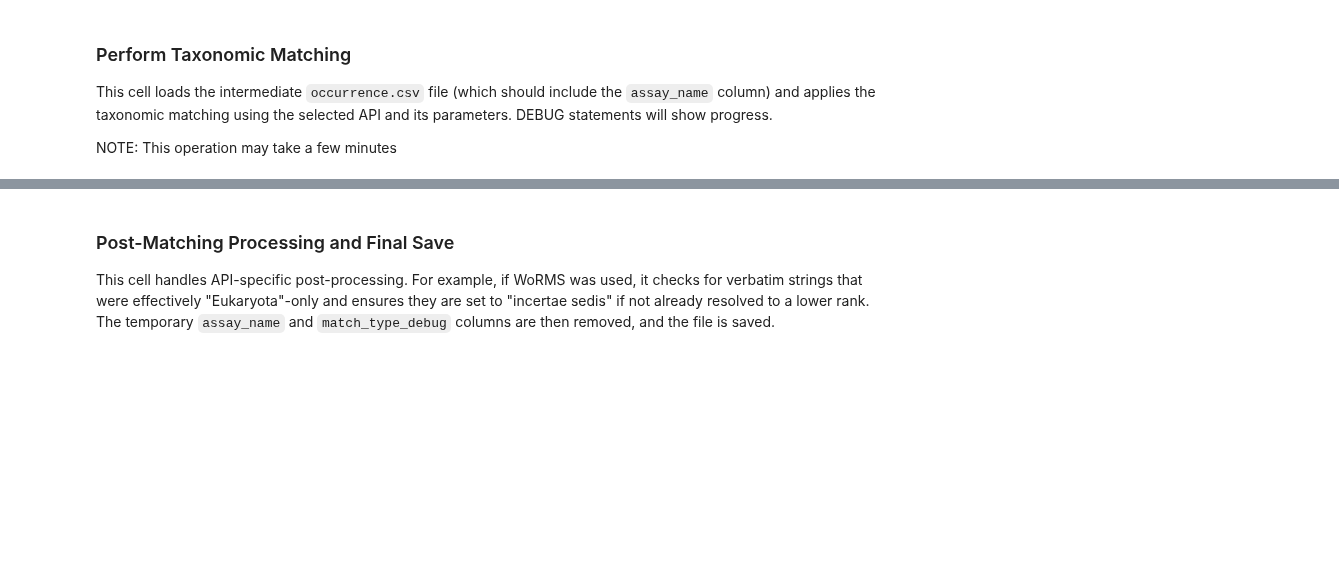
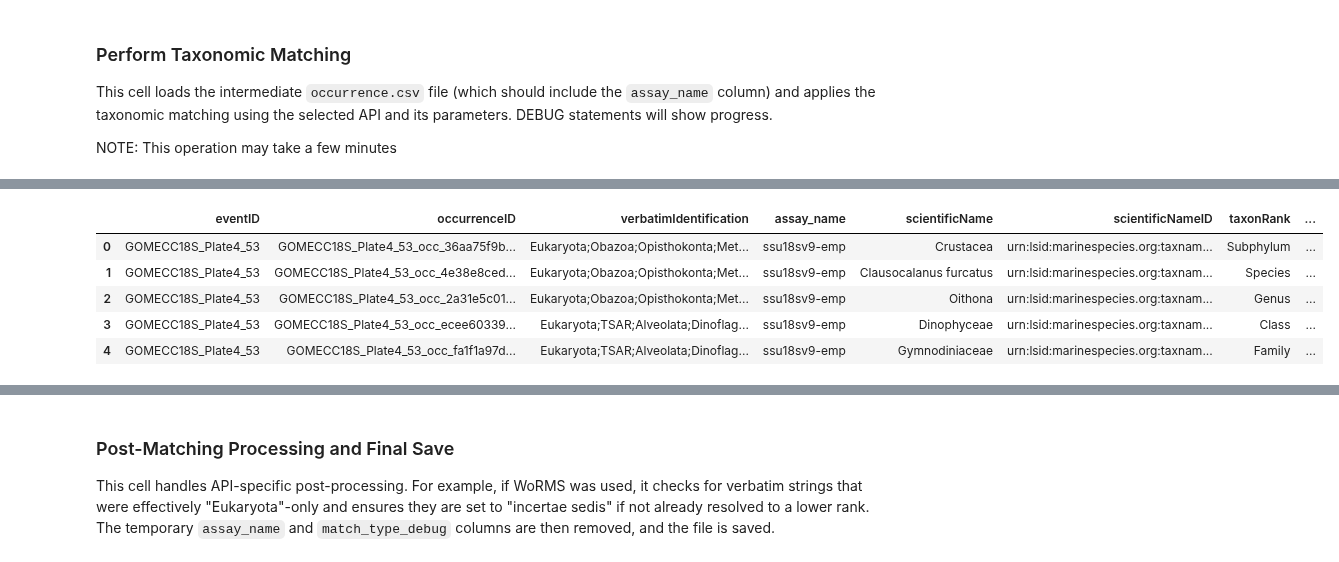
Before and after one commit to aomlomics/edna2obis, a Jupyter notebook: src-v3/edna2obis_conversion_code_v3.ipynb, the cells around one changed output, grey strips where cells are left out. Saved outputs shown, nothing was run; the diff lists cells and outputs as text; code cells hidden in the pictures; blank space fills up the shorter version.

```diff
--- a/src-v3/edna2obis_conversion_code_v3.ipynb
+++ b/src-v3/edna2obis_conversion_code_v3.ipynb
@@ -1523,0 +1417,78 @@ Name: count, dtype: int64
+# %%
+# Perform Taxonomic Matching
+
+# This cell determines whether to use the full dataset or the smaller subset created for debugging.
+# If the 'occ_df_for_actual_matching' variable exists (from the subset cell), it will be used.
+# Otherwise, it defaults to using 'occ_all_final_output', which contains the complete dataset.
+
+if 'occ_df_for_actual_matching' not in globals() or occ_df_for_actual_matching.empty:
+    print("INFO: Debugging subset not found. Proceeding with the full dataset.")
+    if 'occ_all_final_output' in globals() and not occ_all_final_output.empty:
+        # If the subset variable doesn't exist, use the main dataframe from the previous step
+        occ_df_for_actual_matching = occ_all_final_output.copy()
+        current_run_type = "FULL DATASET"
+    else:
+        # This is a critical error state where neither the subset nor the full data is available.
+        print("CRITICAL ERROR: The full dataset 'occ_all_final_output' is also missing. Please re-run the notebook from the 'Build a combined Occurrence Core' step.")
+        occ_df_for_actual_matching = pd.DataFrame() # Create empty DF to prevent downstream errors
+else:
+    # This block executes if the user DID run the subsetting cell.
+    print("INFO: Found the debugging variable 'occ_df_for_actual_matching'.")
+    # The current_run_type should have been set in the subsetting cell, but we set it here as a fallback.
+    if 'current_run_type' not in globals():
+        current_run_type = "SUBSET"
+    print(f"Proceeding with the {current_run_type} for taxonomic matching.")
+
+# The rest of the cell proceeds, confident that 'occ_df_for_actual_matching' exists.
+if occ_df_for_actual_matching.empty:
+    print("Cannot proceed with matching as the dataframe is empty.")
+    occ_df_matched_with_api = pd.DataFrame()
+elif 'params' not in globals():
+    print("ERROR: 'params' dictionary not found. Cannot proceed with taxonomic matching.")
+    occ_df_matched_with_api = pd.DataFrame()
+else:
+    api_to_use = params.get('taxonomic_api_source')
+    print(f"\nStarting taxonomic matching using '{api_to_use}' API on {current_run_type} data ({len(occ_df_for_actual_matching)} rows)...")
+
+    if api_to_use == 'WoRMS':
+        if hasattr(WoRMS_v3_matching, 'get_worms_match_for_dataframe'):
+            # The function now uses the 'pr2_worms_dict' if it exists in params
+            matching_params_for_script = {
+                'taxonomic_api_source': 'WoRMS',
+                'assays_to_skip_species_match': params.get('user_defined_assays_to_skip_species', []),
+                'pr2_worms_dict': params.get('pr2_worms_dict', {}) # Pass the PR2 dict
+            }
+            occ_df_matched_with_api = WoRMS_v3_matching.get_worms_match_for_dataframe(
+                occurrence_df=occ_df_for_actual_matching,
+                params_dict=matching_params_for_script,
+                n_proc=params.get('worms_n_proc', 0)
+            )
+        else:
+            print("ERROR: WoRMS_v3_matching.py does not have 'get_worms_match_for_dataframe' function.")
+            occ_df_matched_with_api = occ_df_for_actual_matching.copy()
+
+    elif api_to_use == 'GBIF':
+        print("GBIF matching is selected but not yet implemented in this workflow.")
+        occ_df_matched_with_api = occ_df_for_actual_matching.copy()
+    else:
+        print(f"ERROR: Unknown or unsupported taxonomic_api_source: {api_to_use}")
+        occ_df_matched_with_api = occ_df_for_actual_matching.copy()
+
+    print(f"\nTaxonomic matching process via '{api_to_use}' finished.")
+
+    if not occ_df_matched_with_api.empty:
+        print("\nPreview of DataFrame after matching (selected columns):")
+        preview_cols = ['eventID', 'occurrenceID', 'verbatimIdentification', 'assay_name',
+                        'scientificName', 'scientificNameID', 'taxonRank', 'nameAccordingTo', 'match_type_debug'] + DWC_RANKS_STD
+        display_cols = [col for col in preview_cols if col in occ_df_matched_with_api.columns]
+        display(occ_df_matched_with_api[display_cols].head())
+
+        if 'match_type_debug' in occ_df_matched_with_api.columns:
+            print(f"\nCounts of '{api_to_use}' match_type_debug:")
+            print(occ_df_matched_with_api['match_type_debug'].value_counts(dropna=False))
+        if 'scientificName' in occ_df_matched_with_api.columns:
+            print(f"\nCounts of resulting '{api_to_use}' scientificName (top 10 unique non-NA values):")
+            print(occ_df_matched_with_api['scientificName'].dropna().value_counts().head(10))
+    else:
+        print(f"DataFrame 'occ_df_matched_with_api' is empty after '{api_to_use}' matching attempt.")
+# %% [output]
@@ -1523,0 +1518,6 @@ Name: count, dtype: int64
+|  | eventID | occurrenceID | verbatimIdentification | assay_name | scientificName | scientificNameID | taxonRank | ... |
+| 0 | GOMECC18S_Plate4_53 | GOMECC18S_Plate4_53_occ_36aa75f9b... | Eukaryota;Obazoa;Opisthokonta;Met... | ssu18sv9-emp | Crustacea | urn:lsid:marinespecies.org:taxnam... | Subphylum | ... |
+| 1 | GOMECC18S_Plate4_53 | GOMECC18S_Plate4_53_occ_4e38e8ced... | Eukaryota;Obazoa;Opisthokonta;Met... | ssu18sv9-emp | Clausocalanus furcatus | urn:lsid:marinespecies.org:taxnam... | Species | ... |
+| 2 | GOMECC18S_Plate4_53 | GOMECC18S_Plate4_53_occ_2a31e5c01... | Eukaryota;Obazoa;Opisthokonta;Met... | ssu18sv9-emp | Oithona | urn:lsid:marinespecies.org:taxnam... | Genus | ... |
+| 3 | GOMECC18S_Plate4_53 | GOMECC18S_Plate4_53_occ_ecee60339... | Eukaryota;TSAR;Alveolata;Dinoflag... | ssu18sv9-emp | Dinophyceae | urn:lsid:marinespecies.org:taxnam... | Class | ... |
+| 4 | GOMECC18S_Plate4_53 | GOMECC18S_Plate4_53_occ_fa1f1a97d... | Eukaryota;TSAR;Alveolata;Dinoflag... | ssu18sv9-emp | Gymnodiniaceae | urn:lsid:marinespecies.org:taxnam... | Family | ... |
```
Also changed, not shown: parts of 3 cells of this notebook, 1 other file.
